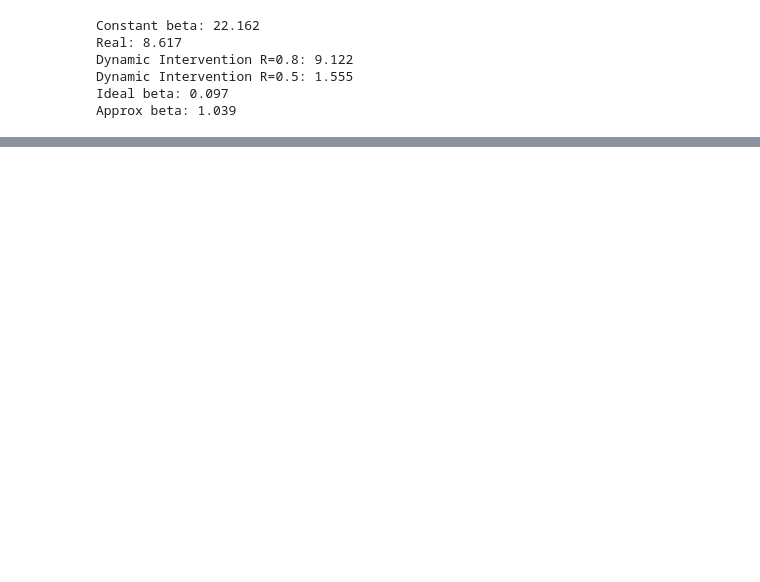
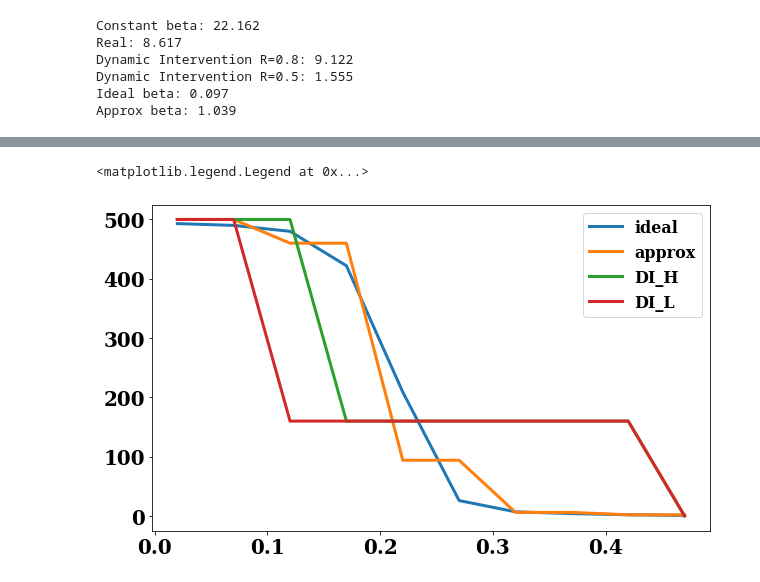
Before and after one commit to dsindiavscovid/CoSIR, a Jupyter notebook: baselines.ipynb, the cells around one changed output, grey strips where cells are left out. Cells and saved outputs as stored; diff of their text form; code cells hidden in the pictures; blank space fills up the shorter version.

```diff
--- a/baselines.ipynb
+++ b/baselines.ipynb
@@ -217,3 +252,34 @@ Approx beta: 1.039
+# %%
+def betaTrend(betaList):
+    below = []
+    above = []
+    minBeta = 0.1*0.2
+    x = [minBeta + float(i)/20 for i in range(10)]
+    for b in x:
+        tempbelow = 0
+        tempabove = 0
+        for beta in betaList:
+            if(beta<=b):
+                tempbelow+=1
+            else:
+                tempabove+=1
+        below.append(tempbelow)
+        above.append(tempabove)
+    return below, above, x
+# %%
+plt.figure(figsize=(10,6))
+b, a, x = betaTrend(beta_ideal)
+plt.plot(x, a, label='ideal')
+b, a, x = betaTrend(beta_approx)
+plt.plot(x, a, label = 'approx')
+b, a, x = betaTrend(beta_dI_h)
+plt.plot(x, a, label = 'DI_H')
+b, a, x = betaTrend(beta_dI_l)
+plt.plot(x, a, label = 'DI_L')
+plt.legend()
+# %% [output]
+<matplotlib.legend.Legend at 0x...>
+[figure, added]
 # %%
 Idict = {}
 betadict = {}
```
Also changed, not shown: parts of 2 cells of this notebook.
